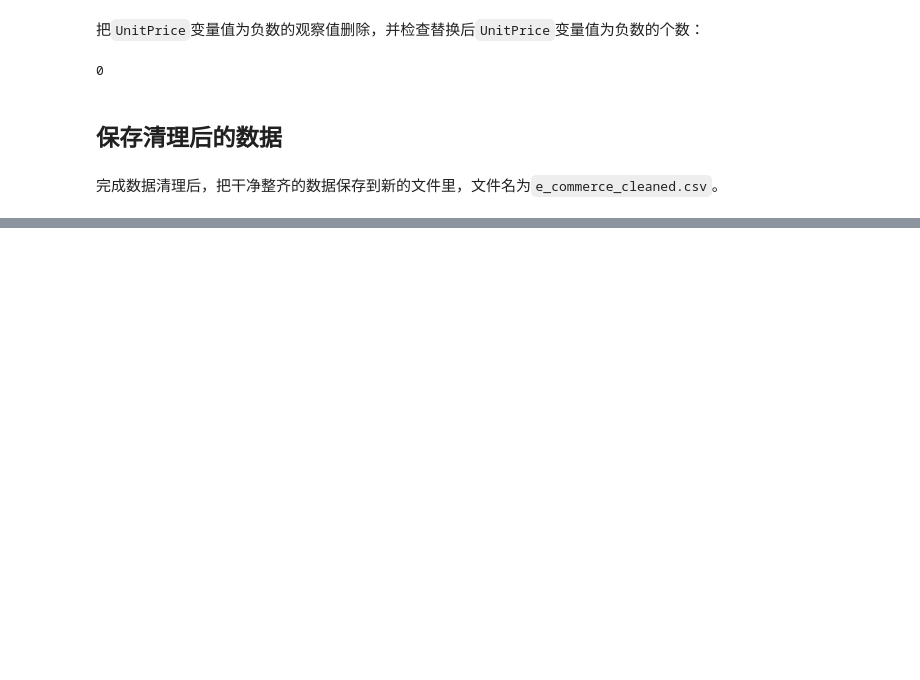
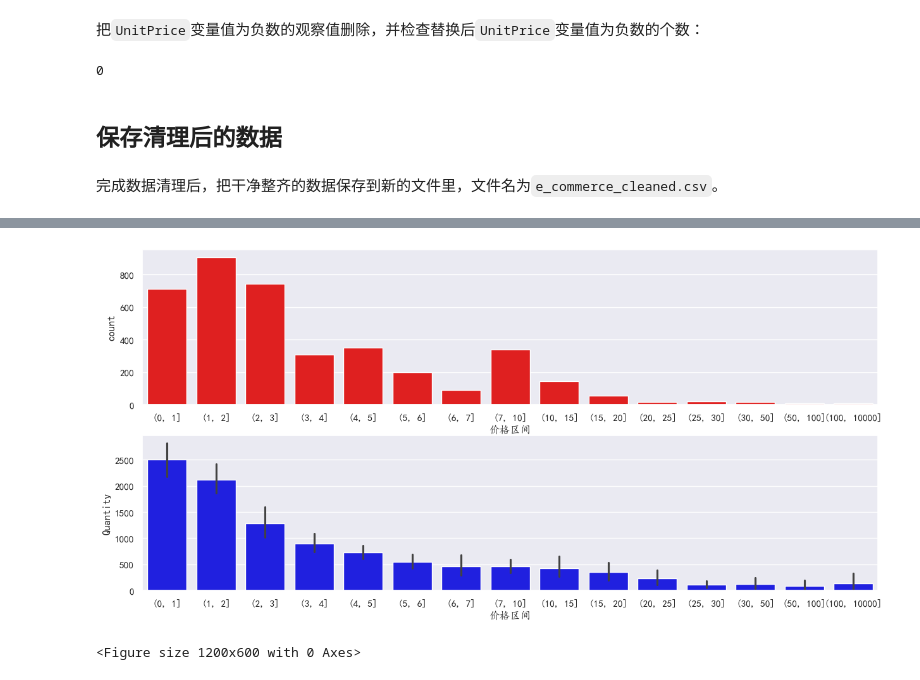
Before and after one commit to Xueyuhao666/E-commerce-Sales-Data-Evaluation-Project, a Jupyter notebook: 评估和清理电商销售数据.ipynb, the cells around one changed output, grey strips where cells are left out. Saved outputs shown, nothing was run; the diff lists cells and outputs as text; code cells hidden in the pictures; blank space fills up the shorter version.

```diff
--- a/评估和清理电商销售数据.ipynb
+++ b/评估和清理电商销售数据.ipynb
@@ -394,0 +410,2 @@ pd.read_csv("e_commerce_cleaned.csv").head()
+# %%
+data=cleaned_data
@@ -394,0 +451,3 @@ pd.read_csv("e_commerce_cleaned.csv").head()
+# %%
+commodity=data[['StockCode','Description','UnitPrice']].drop_duplicates(subset=['StockCode'])
+commodity
@@ -394,0 +484,4 @@ pd.read_csv("e_commerce_cleaned.csv").head()
+# %%
+commodity=pd.merge(commodity,data.groupby(['StockCode'])['Quantity'].sum(),on='StockCode')
+commodity['价格区间']=pd.cut(commodity['UnitPrice'],bins=[0,1,2,3,4,5,6,7,10,15,20,25,30,50,100,10000])
+commodity
@@ -394,0 +502,11 @@ pd.read_csv("e_commerce_cleaned.csv").head()
+# %%
+commodity['价格区间'] = commodity['价格区间'].astype('category')
+# %%
+fig,axes=plt.subplots(2,1,figsize=(15,7))
+plt.figure(figsize=(12, 6))
+sns.countplot(x=commodity['价格区间'],color='red',ax=axes[0])
+sns.barplot(data=commodity,x='价格区间',y="Quantity",color='blue',ax=axes[1])
+plt.show()
+# %% [output]
+[figure, added]
+<Figure size 1200x600 with 0 Axes>
```
Also changed, not shown: parts of 63 cells of this notebook.
